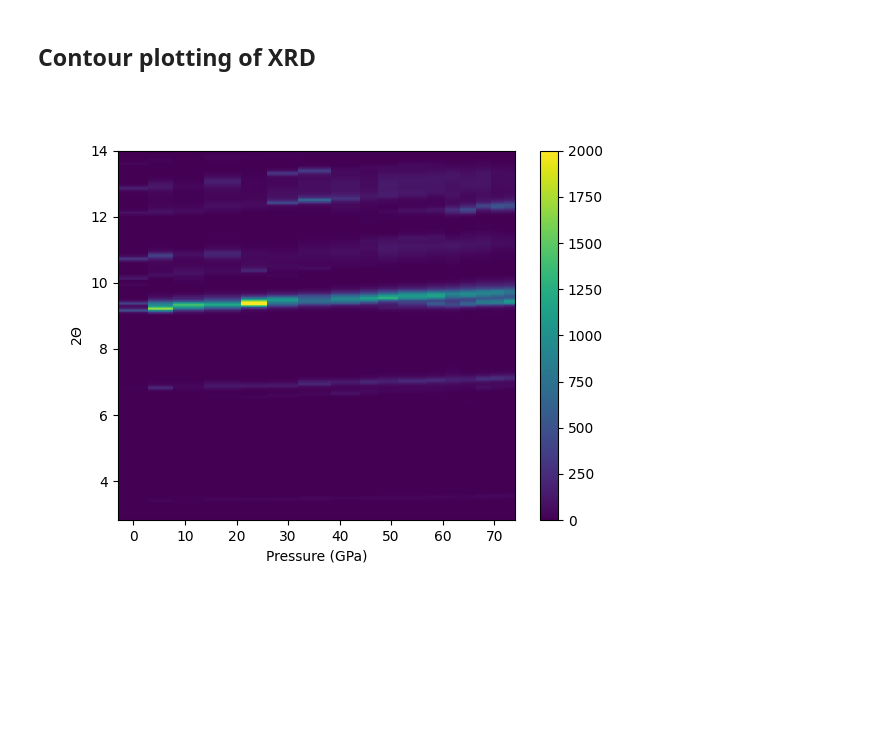
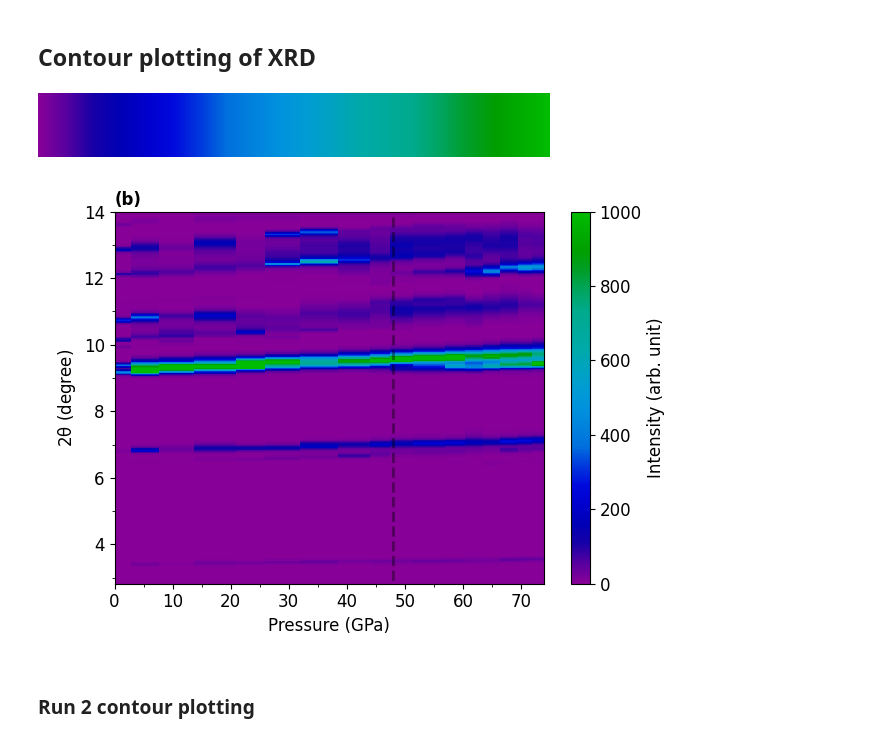
Before and after one commit to jhamlin-ufl/remob2, a Jupyter notebook: notebooks/XRD.ipynb, the cells around one changed output. Drawn from its saved outputs; the diff is of its cells as text; code cells hidden in the pictures; blank space fills up the shorter version.

```diff
--- a/notebooks/XRD.ipynb
+++ b/notebooks/XRD.ipynb
@@ -12,4 +15,6 @@ from matplotlib import container
 %matplotlib widget
+# %%
+plt.rcParams['font.size'] = 12
 # %%
 path_R2 = Path('../data/raw/XRD/Re0.1Mo0.9B2_HPXRD_run2_300_20220710/mask&dat&fxye/') #path for Run 2
 path_R3 = Path('../data/raw/XRD/Re0.1Mo0.9B2_HPXRD_run3_150_20230228/mask&dat&fxye/') #path for Run 3
@@ -74,28 +132,53 @@ plt.close('all')
 # %% [markdown]
 ## Contour plotting of XRD
+# %%
+# # between 0 and 1, 0 for the leftmost color of the range, 1 for the rightmost, upper > lower
+# n = 20
+# min_val = 0.1
+# max_val = 1
+# orig_cmap = plt.cm.rainbow
+# colors = orig_cmap(np.linspace(min_val, max_val, n))
+# c = matplotlib.colors.LinearSegmentedColormap.from_list('cmap', colors)
+
+# between 0 and 1, 0 for the leftmost color of the range, 1 for the rightmost, upper > lower
+n = 20
+min_val = 0.1
+max_val = 0.5
+orig_cmap = plt.cm.nipy_spectral
+colors = orig_cmap(np.linspace(min_val, max_val, n))
+c = matplotlib.colors.LinearSegmentedColormap.from_list('cmap', colors)
+# %%
+c
+# %% [output]
+[figure, added]
 # %%
-#
+#Run 1 Contour plot
 Z= []
-Y = (data_dict[1].theta2).array
-X = np.array(P[0:17])
-for i in data_dict.keys():
+Y = (data_dict1[1].theta2).array
+X = np.array(P1[0:17])
+for i in data_dict1.keys():
     if i<18:
-        Z.append(data_dict[i].intensity.array)
+        Z.append(data_dict1[i].intensity.array)
     else:
         continue
 Z = np.array(Z).transpose()
 # %%
-fig,ax = plt.subplots(1, 1)
+fig,ax = plt.subplots(figsize = (6.5,4.8))
 
 
 # plots filled contour plot
-cf = ax.pcolor(X, Y,Z, vmin = 0, vmax= 2000, rasterized = True) #saving as .pdf puts white grids if raterized = False.https://www.google.com/search?channel=fs&client=ubuntu&q=what+is+bottom+of+peak+calledhttps://www.google.com/search?channel=fs&client=ubuntu&q=what+is+bottom+of+peak+called
-
-
+cf = ax.pcolor(X, Y,Z, vmin = 0, vmax = 1000, cmap = c, rasterized = True) #saving as .pdf puts white grids if raterized = False.
 ax.set_xlabel('Pressure (GPa)')
-ax.set_ylabel('2$\Theta$')
+ax.set_ylabel(r'2$\mathrm{\theta}$ (degree)')
 ax.set_ylim(top = 14)
-fig.colorbar(cf, ax=ax, label = 'Inter)
+ax.set_xlim(0, 74)
+fig.colorbar(cf, ax=ax, ticks= [0, 200, 400, 600, 800, 1000],label = 'Intensity (arb. unit)')
+ax.text(0, 14.2, '(b)', weight = 'bold')
+ax.xaxis.set_minor_locator(AutoMinorLocator(2))
+ax.yaxis.set_minor_locator(AutoMinorLocator(2))
+ax.xaxis.set_major_locator(MultipleLocator(10))
+ax.vlines(48, 0,14,'m','dashed', alpha = 0.4, linewidth = 2, color = 'k') # adding vertical line near the transition
+plt.tight_layout()
 plt.show()
 # %% [output]
-[figure, old version]
+[figure, new version]
@@ -104,2 +196,4 @@ plt.savefig('../publication_ready/Countour_Run1.pdf')
 # %%
 plt.close('all')
+# %% [markdown]
+### Run 2 contour plotting
```
Also changed, not shown: parts of 18 cells of this notebook, 38 other files.
